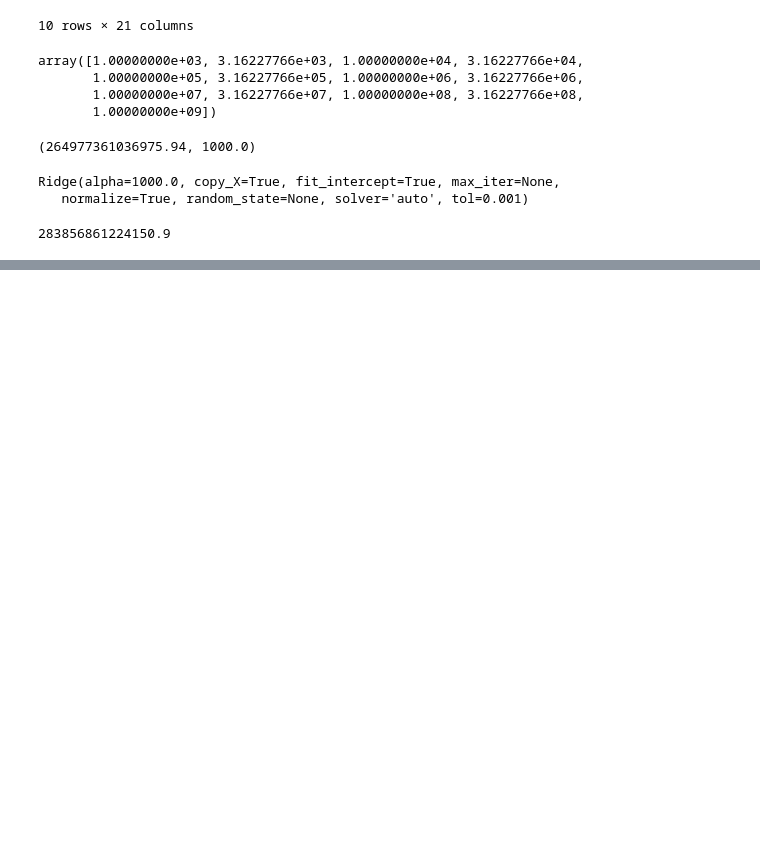
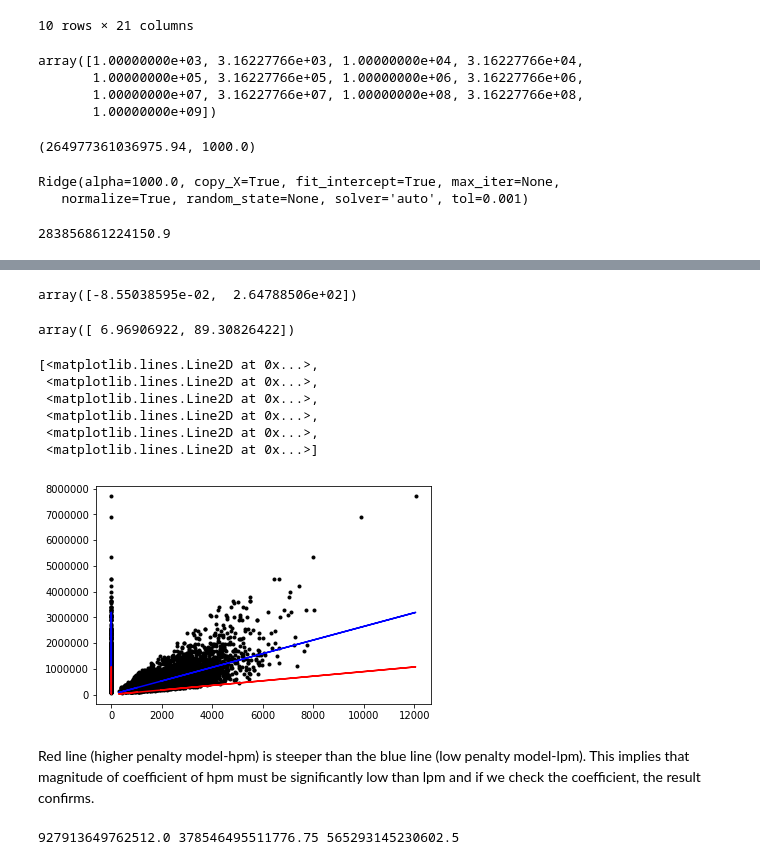
Before and after one commit to gov-vj/Machine-Learning-Projects, a Jupyter notebook: Linear Regression/Project 5/Ridge Regression.ipynb, the cells around one changed output, grey strips where cells are left out. Saved outputs shown, nothing was run; the diff lists cells and outputs as text; code cells hidden in the pictures; blank space fills up the shorter version.

```diff
--- a/Linear Regression/Project 5/Ridge Regression.ipynb
+++ b/Linear Regression/Project 5/Ridge Regression.ipynb
@@ -264,0 +328,5 @@ rss
+# %%
+simple_features = ['sqft_living']
+my_output = 'price'
+(simple_feature_matrix, output) = get_numpy_data(train_data, simple_features, my_output)
+(simple_test_feature_matrix, test_output) = get_numpy_data(test_data, simple_features, my_output)
@@ -264,0 +335,33 @@ rss
+# %%
+step_size = 1e-12
+max_iterations = 1000
+initial_weights = np.array([0., 0.])
+# %%
+simple_weights_0_penalty= ridge_regression_gradient_descent(simple_feature_matrix, output, initial_weights, step_size,0,
+                                                            max_iterations)
+# %%
+simple_weights_0_penalty
+# %% [output]
+array([-8.55038595e-02,  2.64788506e+02])
+# %%
+simple_weights_high_penalty=ridge_regression_gradient_descent(simple_feature_matrix, output, initial_weights, step_size,1e11,
+                                                            max_iterations)
+# %%
+simple_weights_high_penalty
+# %% [output]
+array([ 6.96906922, 89.30826422])
+# %%
+plt.plot(simple_feature_matrix,output,'k.',
+        simple_feature_matrix,predict_output(simple_feature_matrix, simple_weights_0_penalty),'b-',
+        simple_feature_matrix,predict_output(simple_feature_matrix, simple_weights_high_penalty),'r-')
+# %% [output]
+[<matplotlib.lines.Line2D at 0x...>,
+ <matplotlib.lines.Line2D at 0x...>,
+ <matplotlib.lines.Line2D at 0x...>,
+ <matplotlib.lines.Line2D at 0x...>,
+ <matplotlib.lines.Line2D at 0x...>,
+ <matplotlib.lines.Line2D at 0x...>]
+[figure, added]
+# %% [markdown]
+Red line (higher penalty model-hpm) is steeper than the blue line (low penalty model-lpm). This implies that magnitude of
+coefficient of hpm must be significantly low than lpm and if we check the coefficient, the result confirms.
@@ -264,0 +374,4 @@ rss
+# %%
+print(rss_zero_weights,rss_no_regularization,rss_high_regularization)
+# %% [output]
+927913649762512.0 378546495511776.75 565293145230602.5
```
Also changed, not shown: parts of 30 cells of this notebook.
